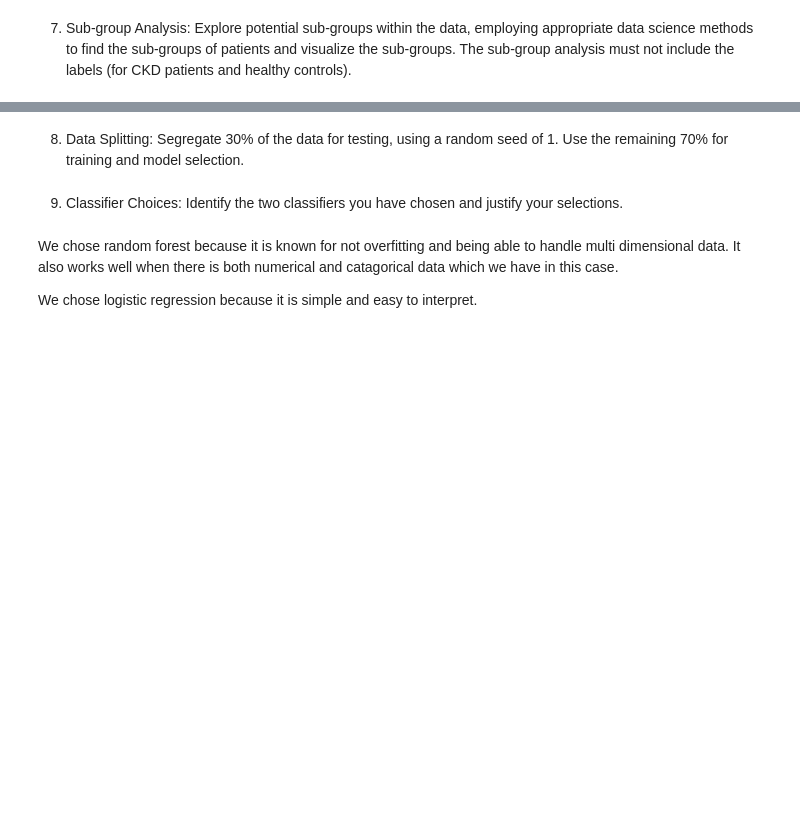
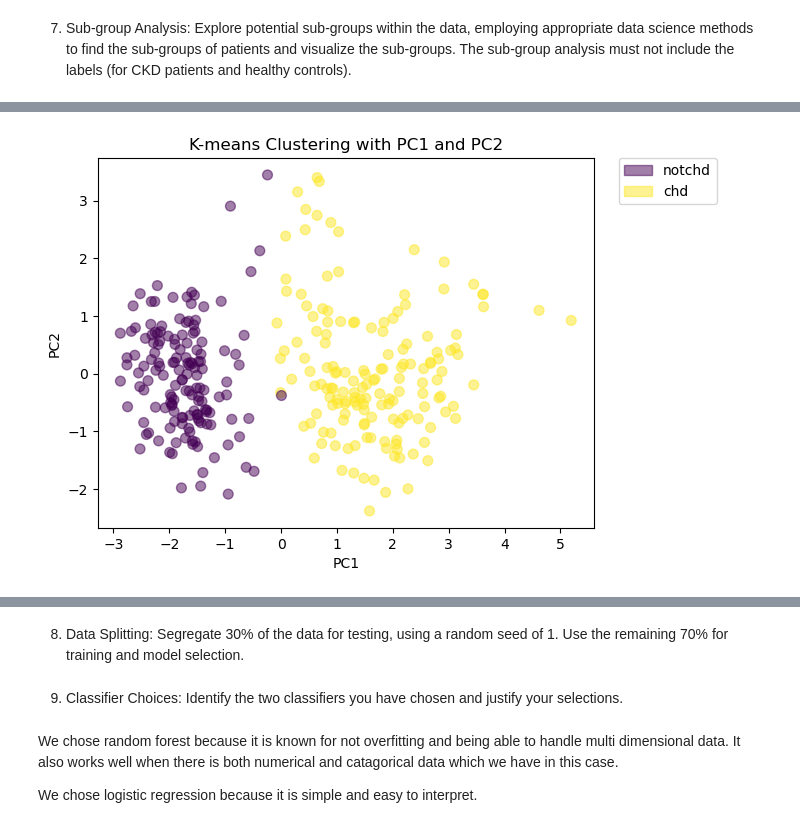
Before and after one commit to JennaOrvitz/Stats3DA3FinalProject, a Jupyter notebook: Stats3DA3.ipynb, the cells around one changed output, grey strips where cells are left out. Saved outputs shown, nothing was run; the diff lists cells and outputs as text; code cells hidden in the pictures; blank space fills up the shorter version.

```diff
--- a/Stats3DA3.ipynb
+++ b/Stats3DA3.ipynb
@@ -491,3 +517,23 @@ for ax in fig.axes:
+# %%
+# Visualization of k-means cluster assignments using first two principal components
+cmap = plt.cm.viridis
+
+plt.scatter(df2_plot.iloc[:, 0], df2_plot.iloc[:, 1], c=kmeans_optimal.labels_, cmap=cmap, alpha=0.5, s=50)
+plt.xlabel('PC1')
+plt.ylabel('PC2')
+plt.title('K-means Clustering with PC1 and PC2')
+handles = []
+labels = pd.factorize(y.unique())
+norm = mpl.colors.Normalize(vmin=0.0, vmax=1.0)
+
+for i, v in zip(labels[0], labels[1]):
+    handles.append(mpl.patches.Patch(color=cmap(norm(i)), label='chd' if v else 'notchd', alpha=0.5))
+
+plt.legend(handles=handles, bbox_to_anchor=(1.05, 1), loc=2, borderaxespad=0.)
+
+plt.show()
+# %% [output]
+[figure, added]
 # %%
 # Compare true labels with k-means cluster assignments
 adjusted_rand_index = round(adjusted_rand_score(y, kmeans_optimal.labels_), 2)
```
Also changed, not shown: parts of 10 cells of this notebook.
